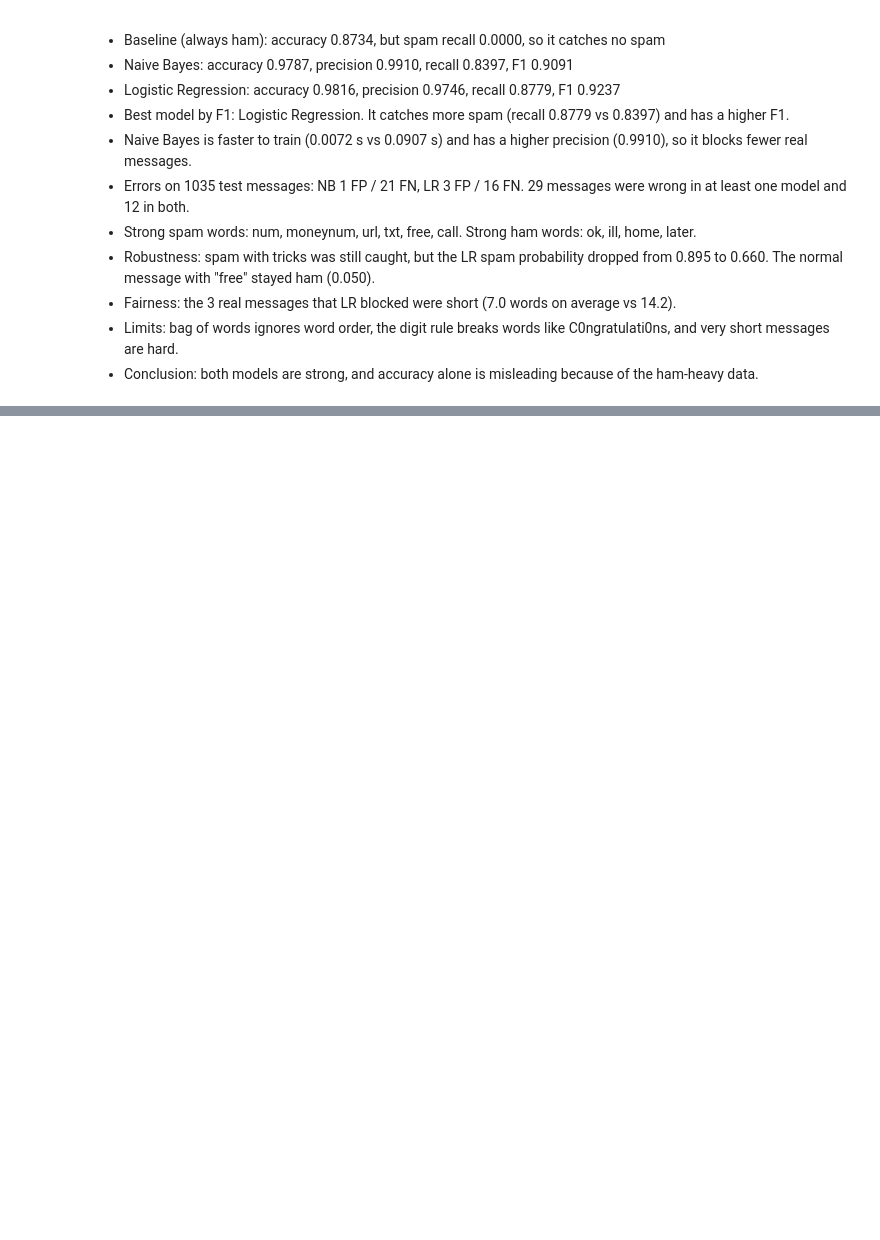
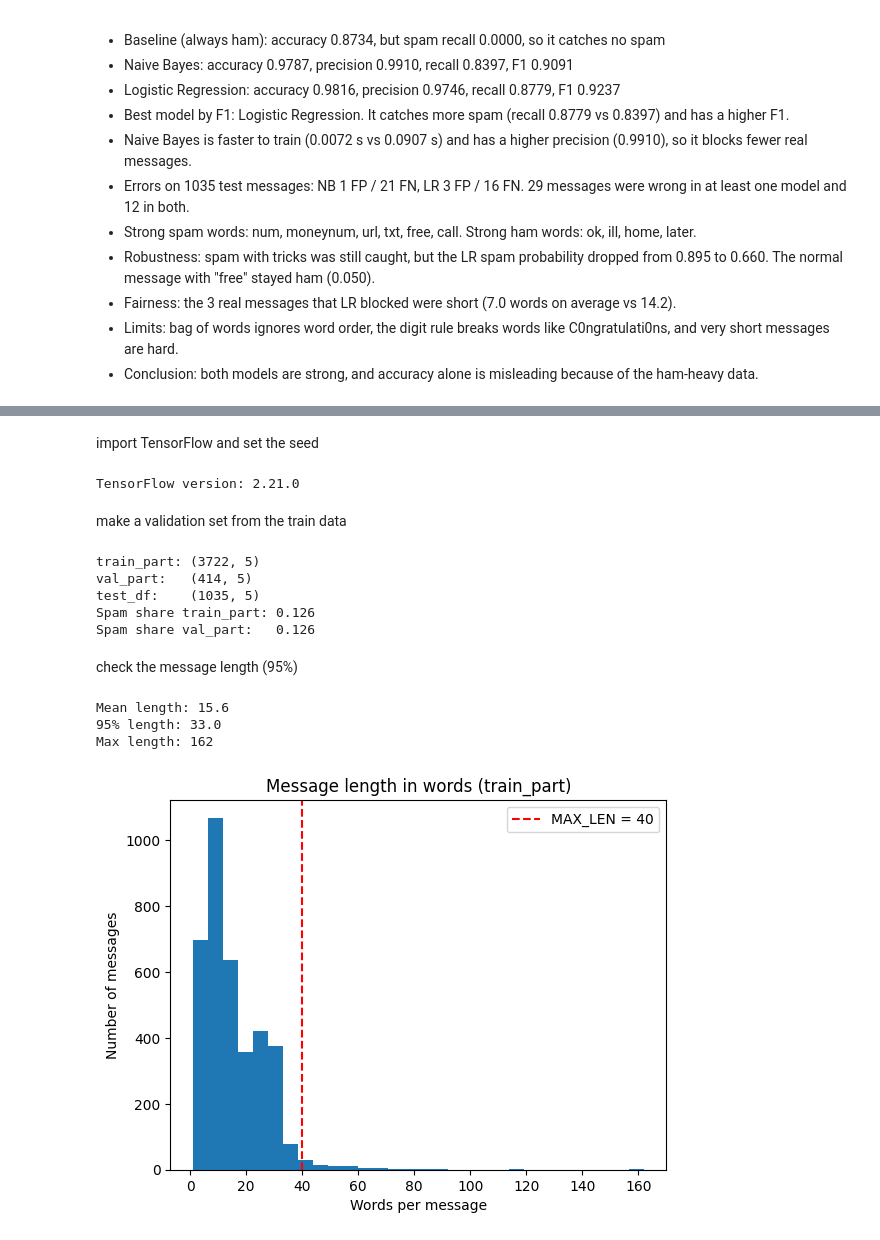
Before and after one commit to zahrss0r/DS483-SMS-Spam-Detection-Project, a Jupyter notebook: DS483_SMS_Spam.ipynb, the cells around one changed output, grey strips where cells are left out. Drawn from its saved outputs; the diff is of its cells as text; code cells hidden in the pictures; blank space fills up the shorter version.

Commit message:
Task 4 Part 1

```diff
--- a/DS483_SMS_Spam.ipynb
+++ b/DS483_SMS_Spam.ipynb
@@ -1464,0 +1468,51 @@ False positives (real messages marked as spam) hurt the sender and the receiver,
+# %% [markdown]
+import TensorFlow and set the seed
+# %%
+import tensorflow as tf
+
+# Same seed everywhere so results can be repeated
+tf.random.set_seed(42)
+print("TensorFlow version:", tf.__version__)
+# %% [output]
+TensorFlow version: 2.21.0
+# %% [markdown]
+make a validation set from the train data
+# %%
+# 90% train, 10% validation. test_df is not touched
+train_part, val_part = train_test_split(
+    train_df, test_size=0.1, stratify=train_df["target"], random_state=42
+)
+
+print("train_part:", train_part.shape)
+print("val_part:  ", val_part.shape)
+print("test_df:   ", test_df.shape)
+print("Spam share train_part:", round(train_part["target"].mean(), 3))
+print("Spam share val_part:  ", round(val_part["target"].mean(), 3))
+# %% [output]
+train_part: (3722, 5)
+val_part:   (414, 5)
+test_df:    (1035, 5)
+Spam share train_part: 0.126
+Spam share val_part:   0.126
+# %% [markdown]
+check the message length (95%)
+# %%
+# Length of each message in words (train_part only)
+word_counts = train_part["clean_basic"].apply(lambda t: len(t.split()))
+
+print("Mean length:", round(word_counts.mean(), 1))
+print("95% length:", word_counts.quantile(0.95))
+print("Max length:", word_counts.max())
+
+plt.hist(word_counts, bins=30)
+plt.axvline(40, color="red", linestyle="--", label="MAX_LEN = 40")
+plt.xlabel("Words per message")
+plt.ylabel("Number of messages")
+plt.title("Message length in words (train_part)")
+plt.legend()
+plt.show()
+# %% [output]
+Mean length: 15.6
+95% length: 33.0
+Max length: 162
+[figure, added]
```
Also changed, not shown: parts of 20 cells of this notebook.
